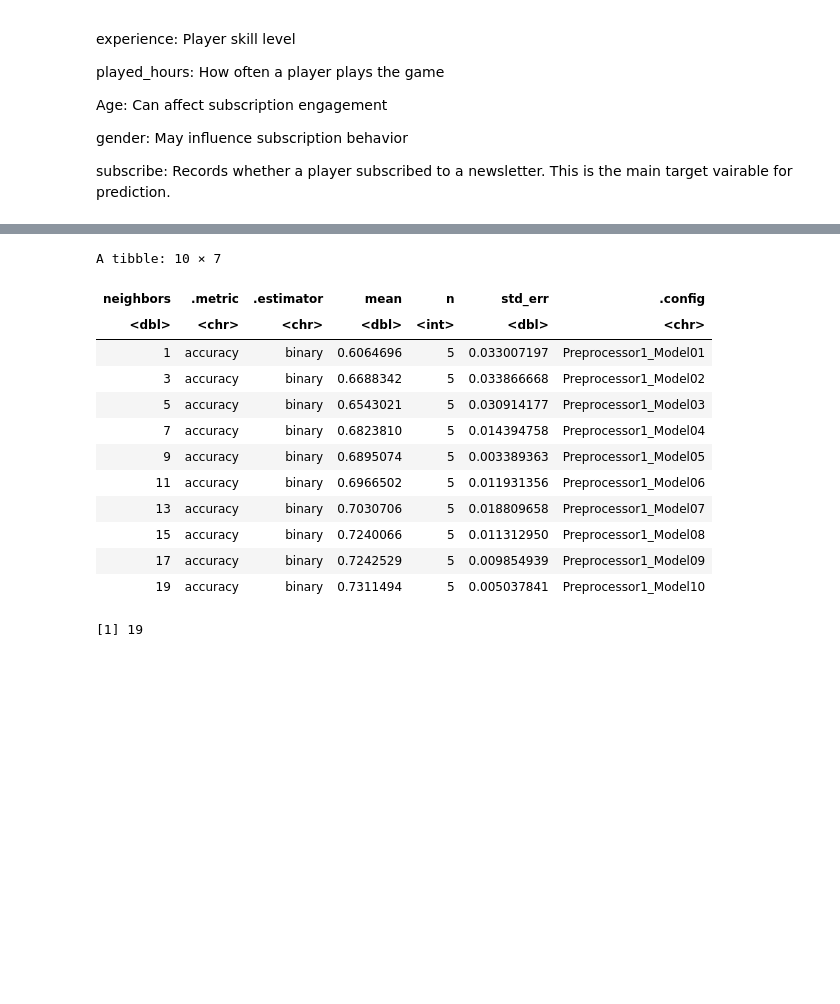
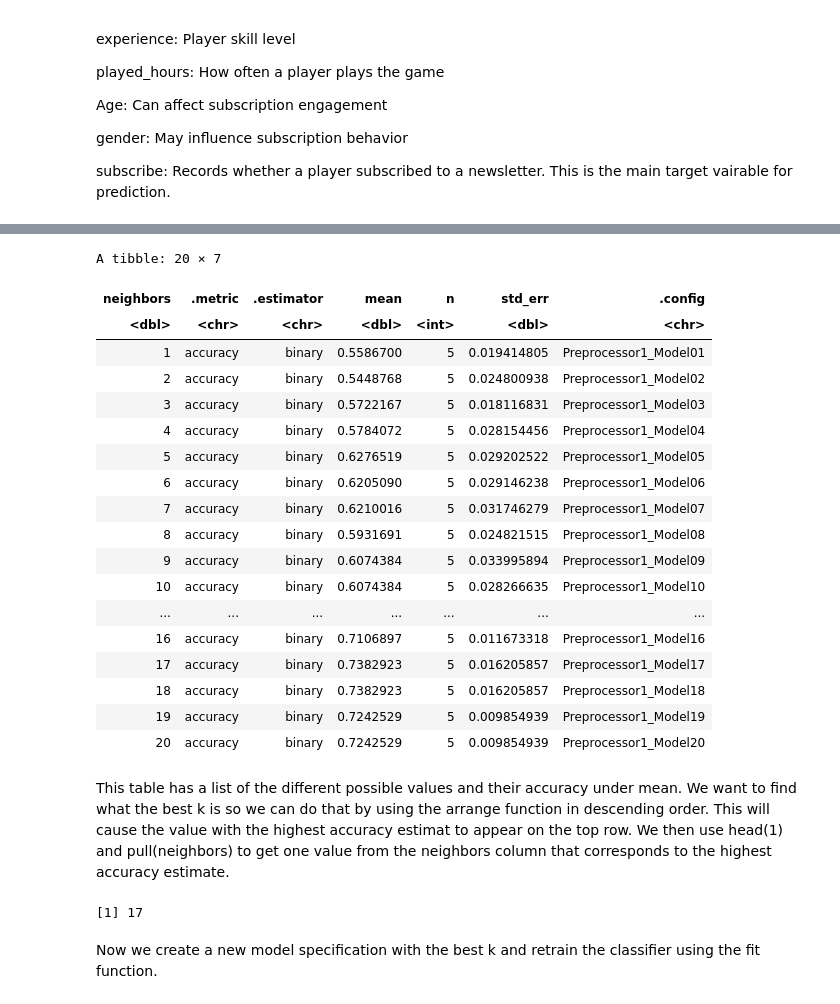
Before and after one commit to KatieHoang-oss/dsci-100-project, a Jupyter notebook: final_project.ipynb, the cells around one changed output, grey strips where cells are left out. Drawn from its saved outputs; the diff is of its cells as text; code cells hidden in the pictures; blank space fills up the shorter version.

```diff
--- a/final_project.ipynb
+++ b/final_project.ipynb
@@ -115,45 +151,53 @@ players_plot
 # %%
 set.seed(2025)
 players_split <- initial_split(players_clean, prop = 0.75, strata = subscribe)
 players_train <- training(players_split)
 players_test <- testing(players_split)
 
-players_recipe <- recipe(subscribe ~ Age + played_hours + experience, data = players_train) |>
-step_scale(all_numeric_predictors()) |>
-step_center(all_numeric_predictors())
+players_recipe <- recipe(subscribe ~ Age + played_hours, data = players_train) |>
+step_scale(all_predictors()) |>
+step_center(all_predictors())
 
 knn_spec <- nearest_neighbor(weight_func = "rectangular", neighbors = tune()) |>
 set_engine("kknn") |>
 set_mode("classification")
 
 players_folds <- vfold_cv(players_train, v = 5, strata = subscribe)
 
-k_vals = tibble(neighbors = seq(from = 1, to = 20, by = 2))
+k_vals = tibble(neighbors = seq(from = 1, to = 20, by = 1))
 
 knn_fit <- workflow() |>
   add_recipe(players_recipe) |>
   add_model(knn_spec)|>
 tune_grid(resamples = players_folds, grid = k_vals) |>
 collect_metrics()
 
 accuracies <- knn_fit |>
 filter(.metric == "accuracy")
 
 accuracies
 # %% [output]
-A tibble: 10 × 7
+A tibble: 20 × 7
 | neighbors | .metric | .estimator | mean | n | std_err | .config |
 | <dbl> | <chr> | <chr> | <dbl> | <int> | <dbl> | <chr> |
-| 1 | accuracy | binary | 0.6064696 | 5 | 0.033007197 | Preprocessor1_Model01 |
-| 3 | accuracy | binary | 0.6688342 | 5 | 0.033866668 | Preprocessor1_Model02 |
-| 5 | accuracy | binary | 0.6543021 | 5 | 0.030914177 | Preprocessor1_Model03 |
-| 7 | accuracy | binary | 0.6823810 | 5 | 0.014394758 | Preprocessor1_Model04 |
-| 9 | accuracy | binary | 0.6895074 | 5 | 0.003389363 | Preprocessor1_Model05 |
-| 11 | accuracy | binary | 0.6966502 | 5 | 0.011931356 | Preprocessor1_Model06 |
-| 13 | accuracy | binary | 0.7030706 | 5 | 0.018809658 | Preprocessor1_Model07 |
-| 15 | accuracy | binary | 0.7240066 | 5 | 0.011312950 | Preprocessor1_Model08 |
-| 17 | accuracy | binary | 0.7242529 | 5 | 0.009854939 | Preprocessor1_Model09 |
-| 19 | accuracy | binary | 0.7311494 | 5 | 0.005037841 | Preprocessor1_Model10 |
+| 1 | accuracy | binary | 0.5586700 | 5 | 0.019414805 | Preprocessor1_Model01 |
+| 2 | accuracy | binary | 0.5448768 | 5 | 0.024800938 | Preprocessor1_Model02 |
+| 3 | accuracy | binary | 0.5722167 | 5 | 0.018116831 | Preprocessor1_Model03 |
+| 4 | accuracy | binary | 0.5784072 | 5 | 0.028154456 | Preprocessor1_Model04 |
+| 5 | accuracy | binary | 0.6276519 | 5 | 0.029202522 | Preprocessor1_Model05 |
+| 6 | accuracy | binary | 0.6205090 | 5 | 0.029146238 | Preprocessor1_Model06 |
+| 7 | accuracy | binary | 0.6210016 | 5 | 0.031746279 | Preprocessor1_Model07 |
+| 8 | accuracy | binary | 0.5931691 | 5 | 0.024821515 | Preprocessor1_Model08 |
+| 9 | accuracy | binary | 0.6074384 | 5 | 0.033995894 | Preprocessor1_Model09 |
+| 10 | accuracy | binary | 0.6074384 | 5 | 0.028266635 | Preprocessor1_Model10 |
+| ... | ... | ... | ... | ... | ... | ... |
+| 16 | accuracy | binary | 0.7106897 | 5 | 0.011673318 | Preprocessor1_Model16 |
+| 17 | accuracy | binary | 0.7382923 | 5 | 0.016205857 | Preprocessor1_Model17 |
+| 18 | accuracy | binary | 0.7382923 | 5 | 0.016205857 | Preprocessor1_Model18 |
+| 19 | accuracy | binary | 0.7242529 | 5 | 0.009854939 | Preprocessor1_Model19 |
+| 20 | accuracy | binary | 0.7242529 | 5 | 0.009854939 | Preprocessor1_Model20 |
+# %% [markdown]
+This table has a list of the different possible values and their accuracy under mean. We want to find what the best k is so we can do that by using the arrange function in descending order. This will cause the value with the highest accuracy estimat to appear on the top row. We then use head(1) and pull(neighbors) to get one value from the neighbors column that corresponds to the highest accuracy estimate.
 # %%
 best_k <-  accuracies |>
 arrange(desc(mean)) |>
@@ -161,5 +205,7 @@ head(1) |>
 pull(neighbors)
 best_k
 # %% [output]
-[1] 19
+[1] 17
+# %% [markdown]
+Now we create a new model specification with the best k and retrain the classifier using the fit function.
 # %%
```
Also changed, not shown: parts of 15 cells of this notebook.
